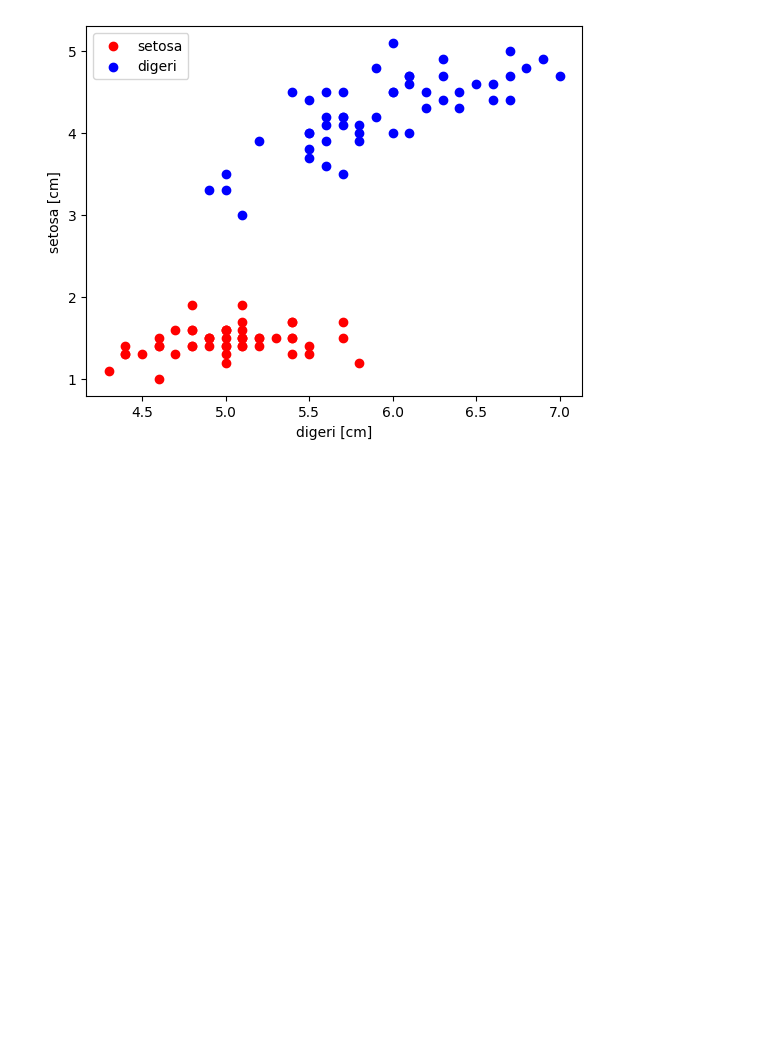
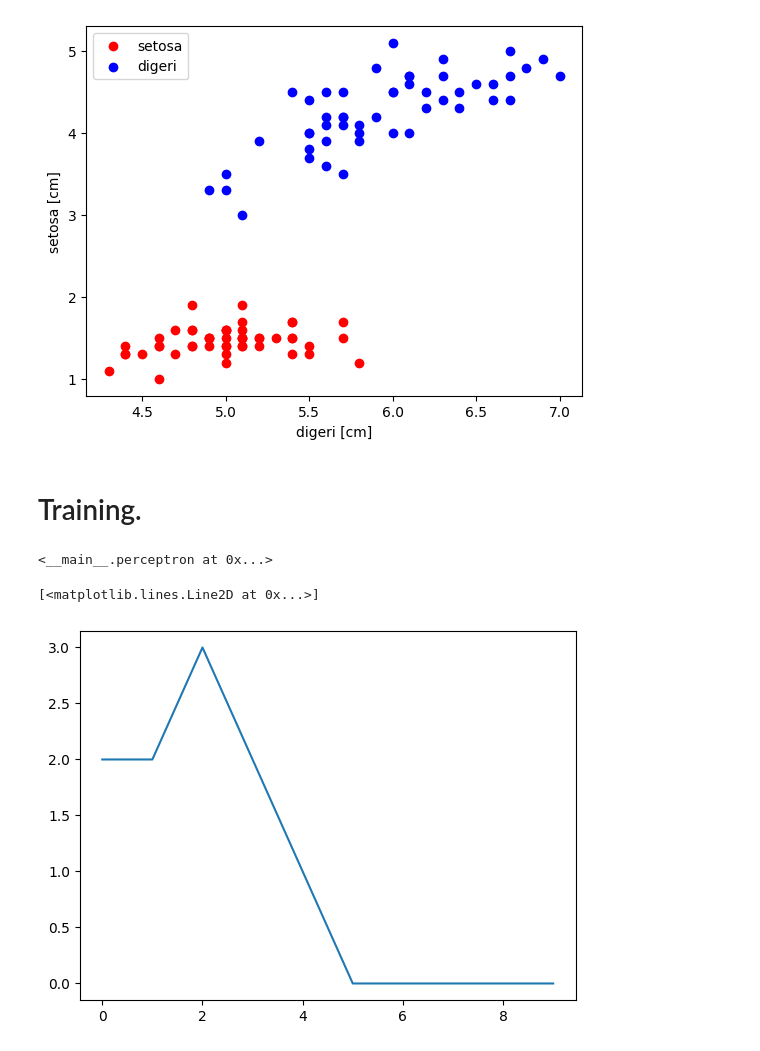
Before and after one commit to AhmedZeer/ml.py, a Jupyter notebook: noteBooks/binaryClassifier/binaryClassifier.ipynb, the cells around one changed output. Saved outputs shown, nothing was run; the diff lists cells and outputs as text; code cells hidden in the pictures; blank space fills up the shorter version.

Commit message:
perceptron

```diff
--- a/noteBooks/binaryClassifier/binaryClassifier.ipynb
+++ b/noteBooks/binaryClassifier/binaryClassifier.ipynb
@@ -42,6 +42,13 @@ class perceptron:
         self.eta = eta
         self.n_iter = n_iter
         self.random_state = random_state
+
+    # Y = W . X + B ( dot prod calc )
+    def net_input( self, x ):
+        return ( np.dot(self.w_ , x) + self.b_ )
+
+    def predict( self, x ):
+        return np.where(self.net_input(x) >= 0.0, 1, 0)
 
     # Derivative = 0
     def fit(self, x, y):
@@ -53,19 +60,12 @@ class perceptron:
         for _ in range(self.n_iter):
             errors = 0
             for xi, target in zip(x,y):
-                update = self.eta * ( target - self.perdict(xi))
+                update = self.eta * ( target - self.predict(xi))
                 self.w_ += update*xi
                 self.b_ += update
                 errors += (int)( update != 0.0 )
-            self.erros_.append(errors)
+            self.errors_.append(errors)
         return self
-
-    # Y = W . X + B ( dot prod calc )
-    def net_input( self, x ):
-        return ( np.dot(self.w_ , x) + self.b_ )
-
-    def predict( self, x ):
-        return np.where(self.net_input(x) >= 0.0, 1, 0)
 # %% [markdown]
 # Downloading The Dataset.
 # %%
@@ -101,0 +98,13 @@ y
+# %% [markdown]
+# Training.
+# %%
+ppn = perceptron( eta = 0.1, n_iter = 10 )
+# %%
+ppn.fit(x,y)
+# %% [output]
+<__main__.perceptron at 0x...>
+# %%
+plt.plot( range( 0, len(ppn.errors_) ) , ppn.errors_)
+# %% [output]
+[<matplotlib.lines.Line2D at 0x...>]
+[figure, added]
```
Also changed, not shown: parts of 2 cells of this notebook, 1 other file.
